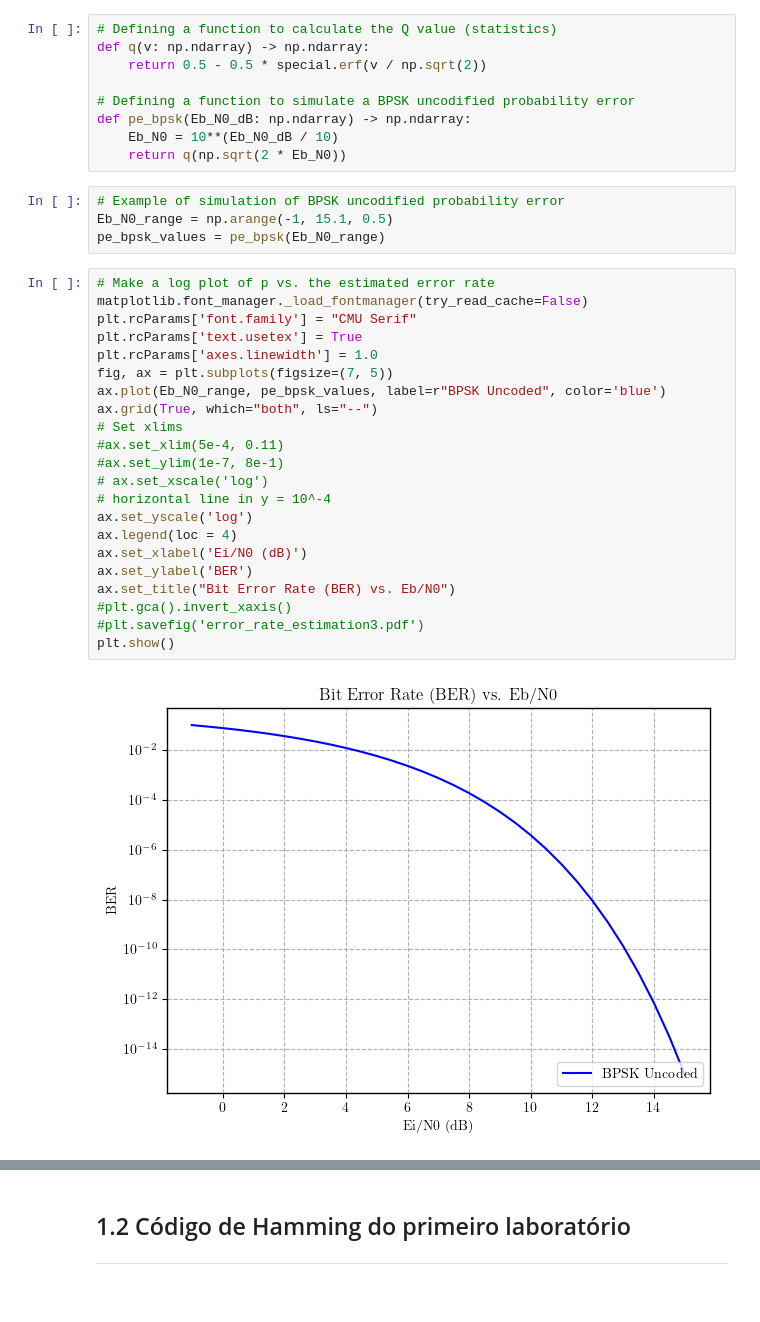
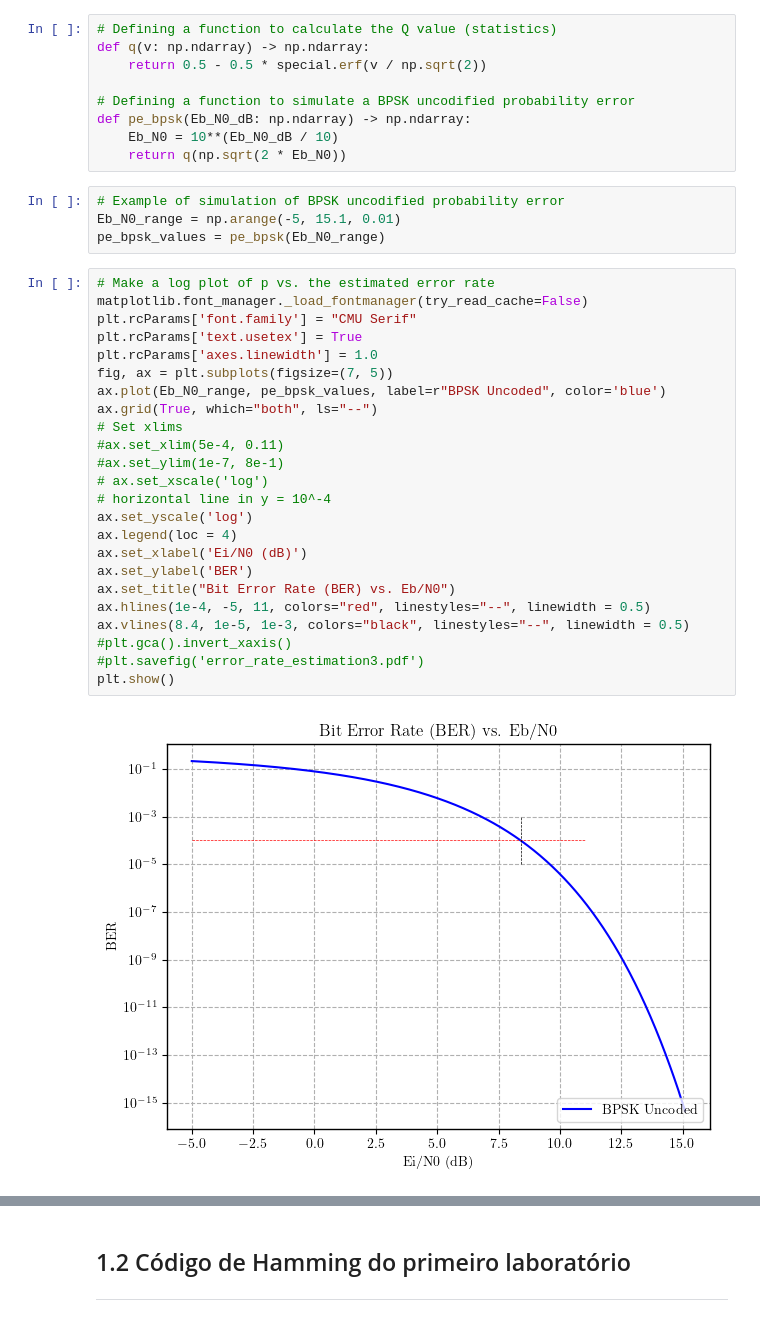
Before and after one commit to rafael-giannico/ELE-32-Lab4-LDPC, a Jupyter notebook: lab4.ipynb, the cells around one changed output, grey strips where cells are left out. Cells and saved outputs as stored; diff of their text form.

```diff
--- a/lab4.ipynb
+++ b/lab4.ipynb
@@ -28,32 +28,34 @@ def pe_bpsk(Eb_N0_dB: np.ndarray) -> np.ndarray:
     return q(np.sqrt(2 * Eb_N0))
 # %%
 # Example of simulation of BPSK uncodified probability error
-Eb_N0_range = np.arange(-1, 15.1, 0.5)
+Eb_N0_range = np.arange(-5, 15.1, 0.01)
 pe_bpsk_values = pe_bpsk(Eb_N0_range)
 # %%
 # Make a log plot of p vs. the estimated error rate
 matplotlib.font_manager._load_fontmanager(try_read_cache=False)
 plt.rcParams['font.family'] = "CMU Serif"
 plt.rcParams['text.usetex'] = True
 plt.rcParams['axes.linewidth'] = 1.0
 fig, ax = plt.subplots(figsize=(7, 5))
 ax.plot(Eb_N0_range, pe_bpsk_values, label=r"BPSK Uncoded", color='blue')
 ax.grid(True, which="both", ls="--")
 # Set xlims
 #ax.set_xlim(5e-4, 0.11)
 #ax.set_ylim(1e-7, 8e-1)
 # ax.set_xscale('log')
 # horizontal line in y = 10^-4
 ax.set_yscale('log')
 ax.legend(loc = 4)
 ax.set_xlabel('Ei/N0 (dB)')
 ax.set_ylabel('BER')
 ax.set_title("Bit Error Rate (BER) vs. Eb/N0")
+ax.hlines(1e-4, -5, 11, colors="red", linestyles="--", linewidth = 0.5)
+ax.vlines(8.4, 1e-5, 1e-3, colors="black", linestyles="--", linewidth = 0.5)
 #plt.gca().invert_xaxis()
 #plt.savefig('error_rate_estimation3.pdf')
 plt.show()
 # %% [output]
-[figure, old version]
+[figure, new version]
 # %%
 def encontrar_menor_eb_n0(ber_results, Eb_N0_dB_range, threshold=1e-4):
     for Eb_N0_dB, ber in zip(Eb_N0_dB_range, ber_results):
```
Also changed, not shown: parts of 40 cells of this notebook, 1 other file.
